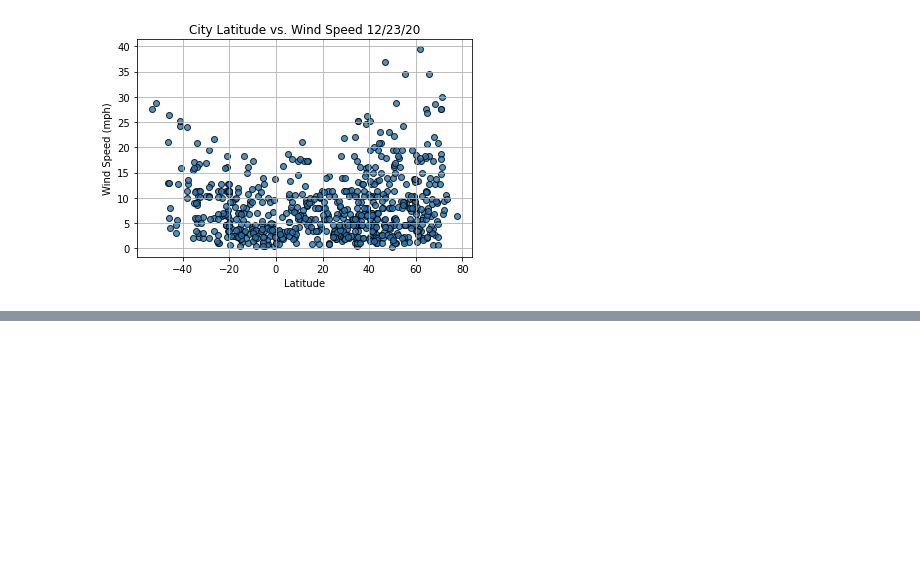
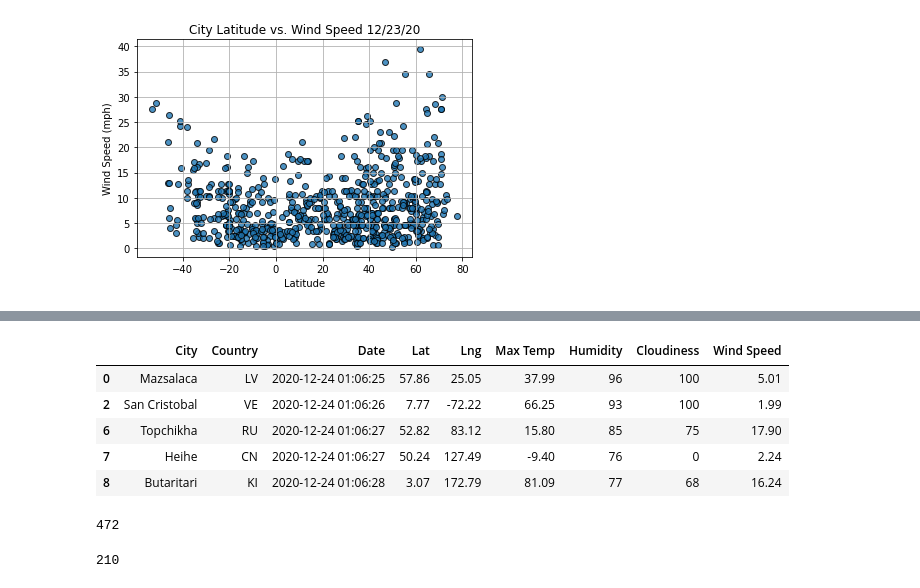
Before and after one commit to ArtTucker/World_Weather_Analysis, a Jupyter notebook: WeatherPy.ipynb, the cells around one changed output, grey strips where cells are left out. Drawn from its saved outputs; the diff is of its cells as text; code cells hidden in the pictures; blank space fills up the shorter version.

Commit message:
Update WeatherPy.ipynb
dataframes for the hemispheres

```diff
--- a/WeatherPy.ipynb
+++ b/WeatherPy.ipynb
@@ -283,0 +298,9 @@ def plot_linear_regression(x_value, y_values, title, y_label, text_coordinates):
+# %%
+city_data_df.loc[(city_data_df["Lat"] >= 0)].head()
+# %% [output]
+|  | City | Country | Date | Lat | Lng | Max Temp | Humidity | Cloudiness | Wind Speed |
+| 0 | Mazsalaca | LV | 2020-12-24 01:06:25 | 57.86 | 25.05 | 37.99 | 96 | 100 | 5.01 |
+| 2 | San Cristobal | VE | 2020-12-24 01:06:26 | 7.77 | -72.22 | 66.25 | 93 | 100 | 1.99 |
+| 6 | Topchikha | RU | 2020-12-24 01:06:27 | 52.82 | 83.12 | 15.80 | 85 | 75 | 17.90 |
+| 7 | Heihe | CN | 2020-12-24 01:06:27 | 50.24 | 127.49 | -9.40 | 76 | 0 | 2.24 |
+| 8 | Butaritari | KI | 2020-12-24 01:06:28 | 3.07 | 172.79 | 81.09 | 77 | 68 | 16.24 |
@@ -283,0 +311,8 @@ def plot_linear_regression(x_value, y_values, title, y_label, text_coordinates):
+# %%
+len(northern_hemi_df)
+# %% [output]
+472
+# %%
+len(southern_hemi_df)
+# %% [output]
+210
```
Also changed, not shown: parts of 2 cells of this notebook.
